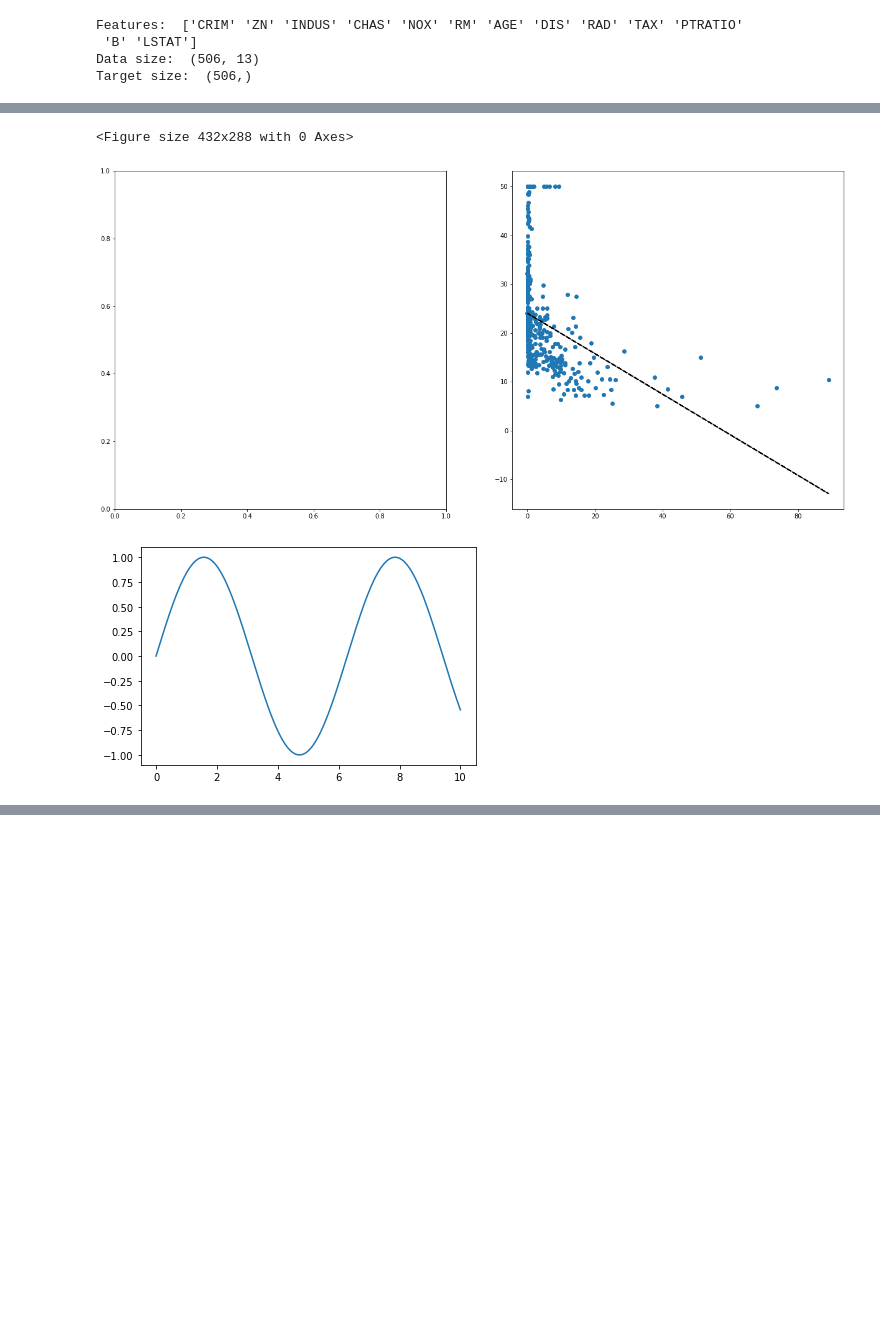
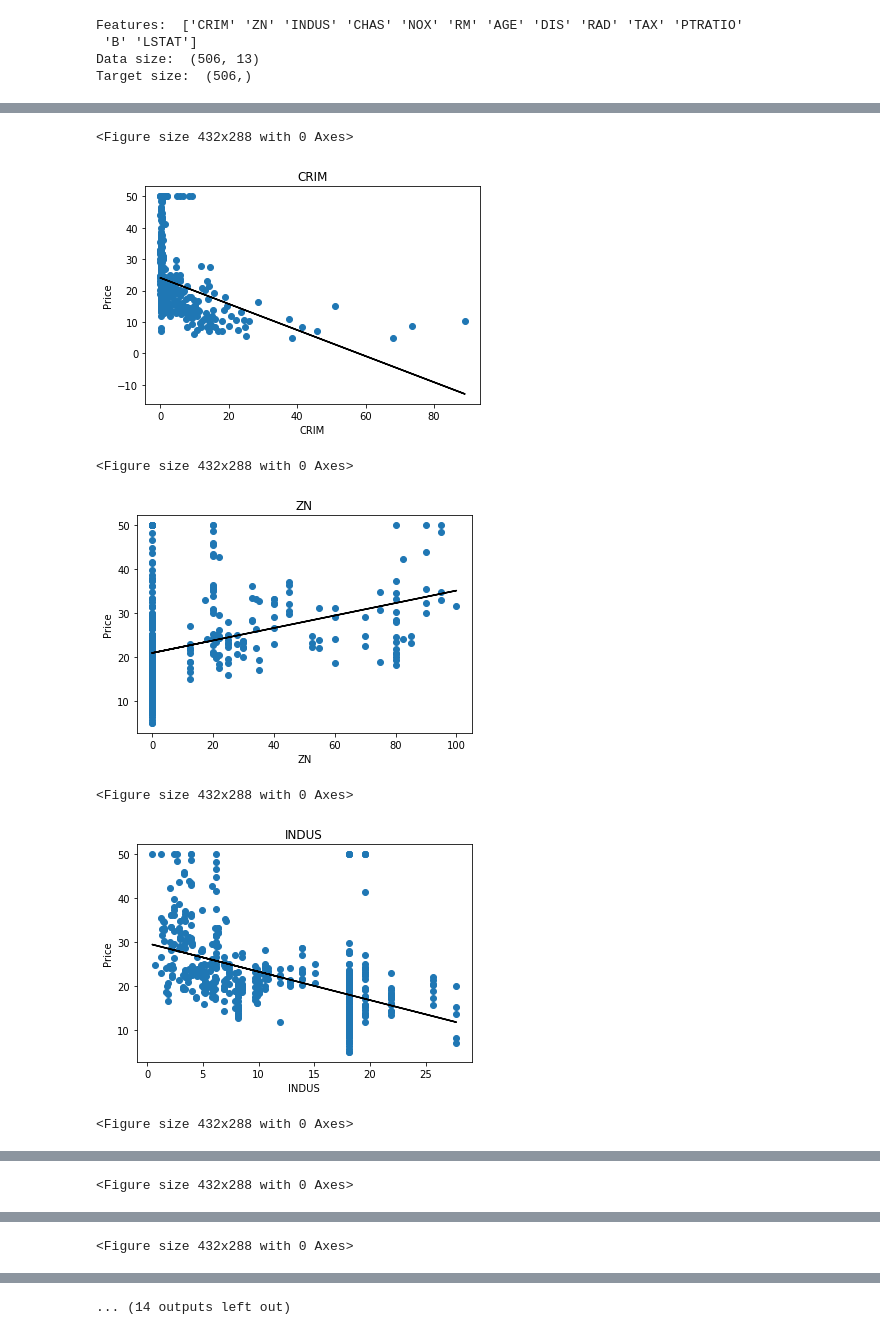
Before and after one commit to SApsalamov/ml_tasks, a Jupyter notebook: oct15_2019linear_regression.ipynb, the cells around one changed output, grey strips where cells are left out. Cells and saved outputs as stored; diff of their text form; code cells hidden in the pictures; blank space fills up the shorter version.

```diff
--- a/oct15_2019linear_regression.ipynb
+++ b/oct15_2019linear_regression.ipynb
@@ -48,14 +28,14 @@ def estimate_coef(x, y):
     SS_xx = np.sum(x*x) - n*m_x*m_x
 
     # calculating regression coefficients
-    b_1 = SS_xy / SS_xx
-    b_0 = m_y - b_1*m_x
+    k = SS_xy / SS_xx
+    b = m_y - k*m_x
 
-    return(b_0, b_1)
+    return(b, k)
 # %%
 n = data.shape[1]
-bz, bo = np.zeros(n), np.zeros(n)
+b, k = np.zeros(n), np.zeros(n)
 for i in range(0,n):
-    bz[i], bo[i]= estimate_coef(target,data[:,i])
-    print(df_boston.feature_names[i] ,bz[i], bo[i])
+    b[i], k[i]= estimate_coef(data[:,i], target)
+    print(df_boston.feature_names[i] ,b[i], k[i])
 # %% [output]
@@ -75,35 +67,20 @@ Python: 3.7.4 (default, Aug 13 2019, 20:35:49)
 [GCC 7.3.0]
-# %%
-
-#for each Species ,let's check what is petal and sepal distibutuon
-plt.figure()
-fig,ax=plt.subplots(1,2,figsize=(21, 10))
-plt.scatter(data[:,0], target)
-z = np.polyfit(data[:,0],target, 1)
-p = np.poly1d(z)
-plt.plot(data[:,0],p(data[:,0]),"k--", linewidth=2)
-
-plt.show()
-plt.close()
-# %% [output]
-<Figure size 432x288 with 0 Axes>
-[figure, removed]
-# %%
-plt.figure()
-fig,ax=plt.subplots(1,2,figsize=(21, 10))
-
-for i in range(0,n):
-    bz[i], bo[i]= estimate_coef(target,data[:,i])
-
-    data.plot(x="x", y="y", kind="scatter",ax=ax[0],label='setosa',color='r')
-    target.plot(x="x",y="y",kind="scatter",ax=ax[0],label='versicolor',color='b')
-
-    ax[0].set(title='x ', ylabel='y')
-    ax[0].legend()
-    plt.show()
-    plt.close()
-# %%
-x = np.linspace(0, 10, 1000)
-plt.plot(x, np.sin(x));
-# %% [output]
-[figure, removed]
+# %%
+n = data.shape[1]
+for i in range(0,n):
+    plt.figure()
+    fig = plt.figure()
+    ax = plt.axes()
+    plt.title(df_boston.feature_names[i])
+    plt.xlabel(df_boston.feature_names[i])
+    plt.ylabel("Price");
+    plt.scatter(data[:,i], target)
+    plt.plot(data[:,i], (k[i]*data[:,i])  +b[i], linestyle='solid', color='k')
+# %% [output]
+<Figure size 432x288 with 0 Axes>
+[figure, added]
+<Figure size 432x288 with 0 Axes>
+[figure, added]
+<Figure size 432x288 with 0 Axes>
+[figure, added]
+<Figure size 432x288 with 0 Axes>
@@ -109,0 +88 @@ plt.plot(x, np.sin(x));
+<Figure size 432x288 with 0 Axes>
@@ -109,0 +90 @@ plt.plot(x, np.sin(x));
+<Figure size 432x288 with 0 Axes>
@@ -109,0 +92 @@ plt.plot(x, np.sin(x));
+... (14 outputs left out)
```
Also changed, not shown: parts of 4 cells of this notebook.
